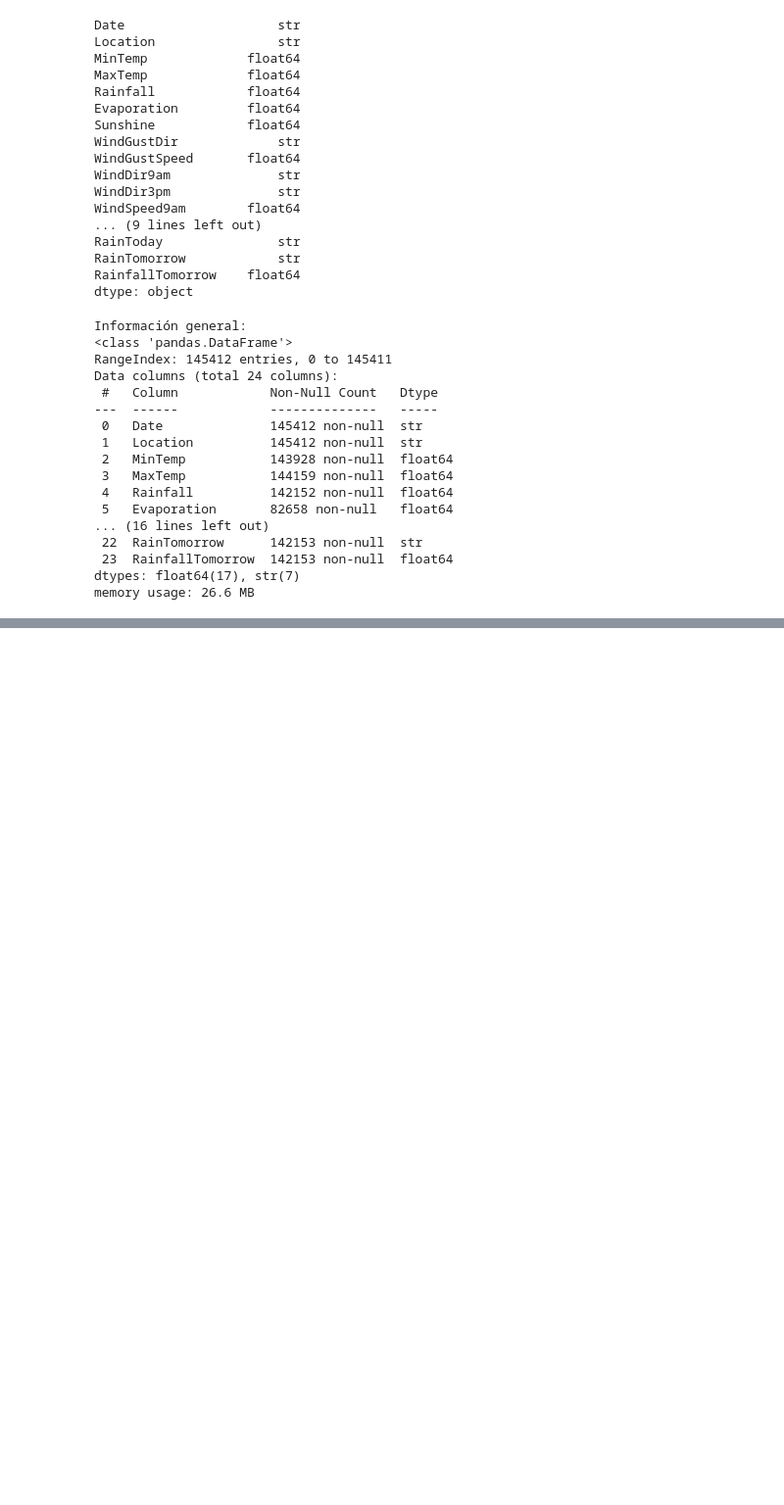
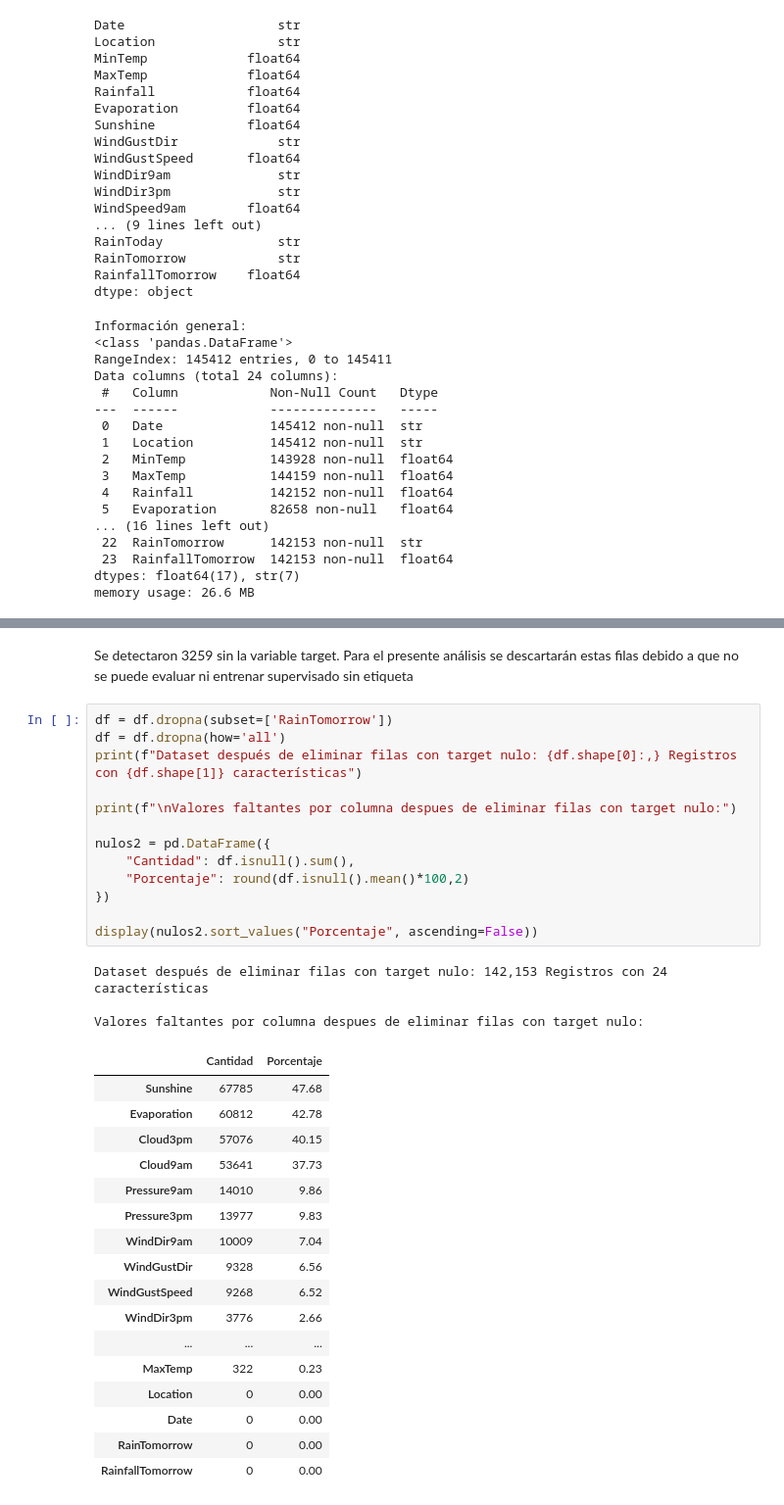
Before and after one commit to AlvaTF/TP-AA1-Ruiz-Toledo-Mendoza, a Jupyter notebook: TP_2/TP_clasificacion_AA1.ipynb, the cells around one changed output, grey strips where cells are left out. Shown at 98% size. Cells and saved outputs as stored; diff of their text form; blank space fills up the shorter version.

```diff
--- a/TP_2/TP_clasificacion_AA1.ipynb
+++ b/TP_2/TP_clasificacion_AA1.ipynb
@@ -94,0 +138,36 @@ memory usage: 26.6 MB
+# %% [markdown]
+Se detectaron 3259 sin la variable target. Para el presente análisis se descartarán estas filas debido a que no se puede evaluar ni entrenar supervisado sin etiqueta
+# %%
+df = df.dropna(subset=['RainTomorrow'])
+df = df.dropna(how='all')
+print(f"Dataset después de eliminar filas con target nulo: {df.shape[0]:,} Registros con {df.shape[1]} características")
+
+print(f"\nValores faltantes por columna despues de eliminar filas con target nulo:")
+
+nulos2 = pd.DataFrame({
+    "Cantidad": df.isnull().sum(),
+    "Porcentaje": round(df.isnull().mean()*100,2)
+})
+
+display(nulos2.sort_values("Porcentaje", ascending=False))
+# %% [output]
+Dataset después de eliminar filas con target nulo: 142,153 Registros con 24 características
+
+Valores faltantes por columna despues de eliminar filas con target nulo:
+|  | Cantidad | Porcentaje |
+| Sunshine | 67785 | 47.68 |
+| Evaporation | 60812 | 42.78 |
+| Cloud3pm | 57076 | 40.15 |
+| Cloud9am | 53641 | 37.73 |
+| Pressure9am | 14010 | 9.86 |
+| Pressure3pm | 13977 | 9.83 |
+| WindDir9am | 10009 | 7.04 |
+| WindGustDir | 9328 | 6.56 |
+| WindGustSpeed | 9268 | 6.52 |
+| WindDir3pm | 3776 | 2.66 |
+| ... | ... | ... |
+| MaxTemp | 322 | 0.23 |
+| Location | 0 | 0.00 |
+| Date | 0 | 0.00 |
+| RainTomorrow | 0 | 0.00 |
+| RainfallTomorrow | 0 | 0.00 |
```
Also changed, not shown: parts of 7 cells of this notebook.
